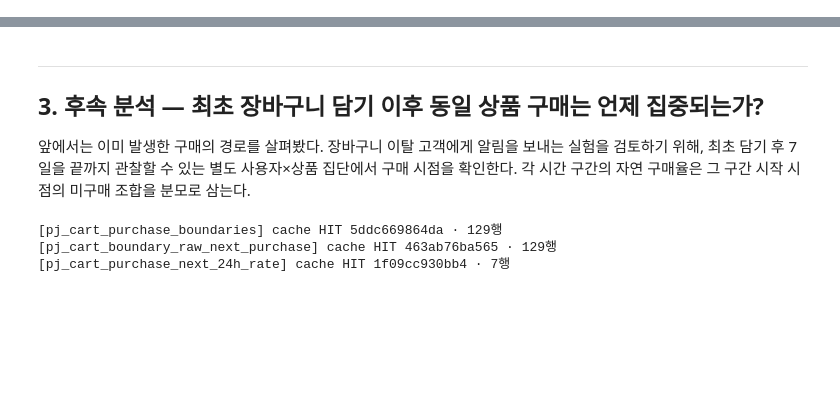
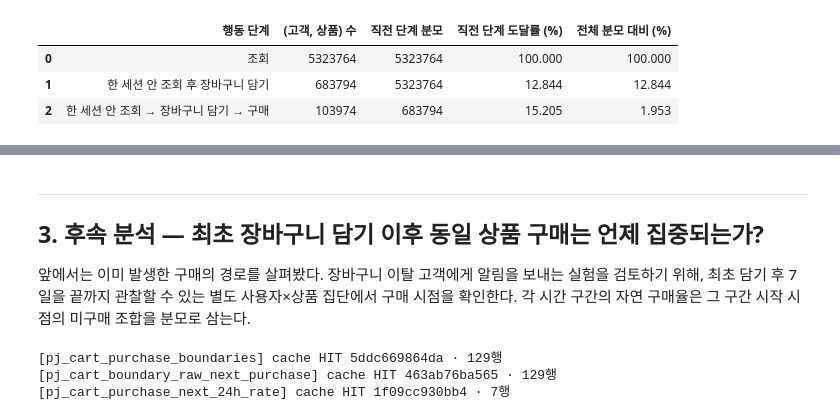
Before and after one commit to kth530/ecommerce_funnel_analysis, a Jupyter notebook: notebooks/04_eda.ipynb, the cells around one changed output, grey strips where cells are left out. Cells and saved outputs as stored; diff of their text form; code cells hidden in the pictures; blank space fills up the shorter version.

```diff
--- a/notebooks/04_eda.ipynb
+++ b/notebooks/04_eda.ipynb
@@ -119 +174,33 @@ display(funnel_table.round(3))
+# %%
+# 30일 분모의 같은 세션 View→Cart 단계만 기존 마트에서 제한 집계했다.
+# 마트 시각으로 확정된 683,751개 + 관련 이벤트만 확인한 경계 66개 중 적격 43개.
+cart_after_view_30d = 683_751 + 43
+assert 43 + 23 == 66
+assert (eligible_30day, cart_after_view_30d, same_session) == (5_323_764, 683_794, 103_974)
+assert same_session <= cart_after_view_30d <= eligible_30day
+funnel_table = pd.DataFrame({
+    '행동 단계': [
+        '조회',
+        '한 세션 안 조회 후 장바구니 담기',
+        '한 세션 안 조회 → 장바구니 담기 → 구매',
+    ],
+    '(고객, 상품) 수': [eligible_30day, cart_after_view_30d, same_session],
+    '직전 단계 분모': [eligible_30day, eligible_30day, cart_after_view_30d],
+    '직전 단계 도달률 (%)': [
+        100,
+        cart_after_view_30d / eligible_30day * 100,
+        same_session / cart_after_view_30d * 100,
+    ],
+    '전체 분모 대비 (%)': [
+        100,
+        cart_after_view_30d / eligible_30day * 100,
+        same_session / eligible_30day * 100,
+    ],
+})
+display(funnel_table.round(3))
+# %% [output]
+|  | 행동 단계 | (고객, 상품) 수 | 직전 단계 분모 | 직전 단계 도달률 (%) | 전체 분모 대비 (%) |
+| 0 | 조회 | 5323764 | 5323764 | 100.000 | 100.000 |
+| 1 | 한 세션 안 조회 후 장바구니 담기 | 683794 | 5323764 | 12.844 | 12.844 |
+| 2 | 한 세션 안 조회 → 장바구니 담기 → 구매 | 103974 | 683794 | 15.205 | 1.953 |
 # %%
```
Also changed, not shown: parts of 22 cells of this notebook, 4 other files.
